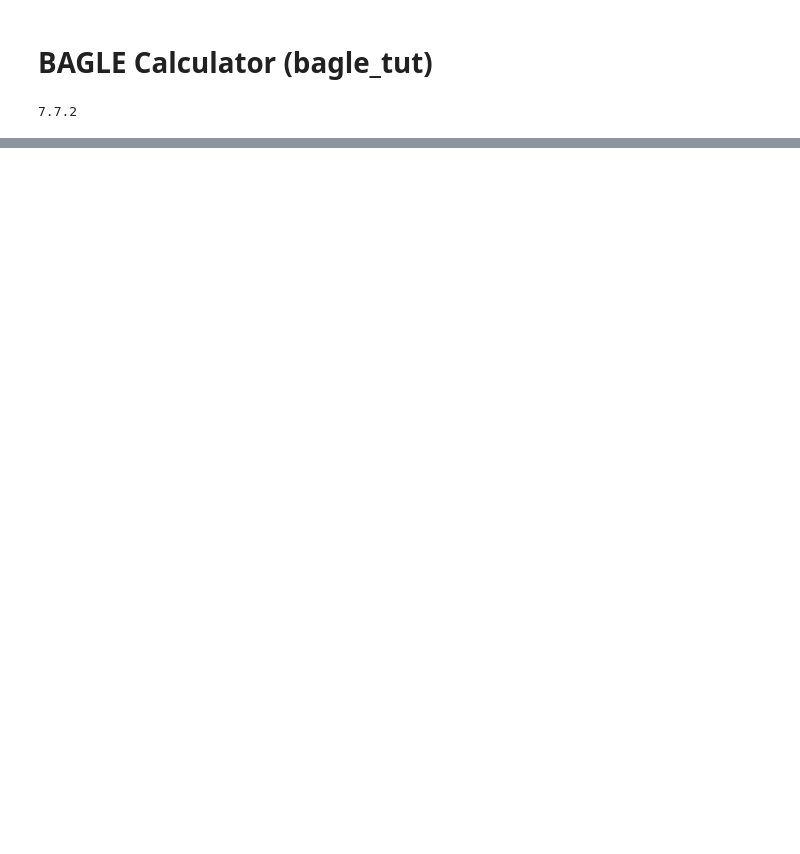
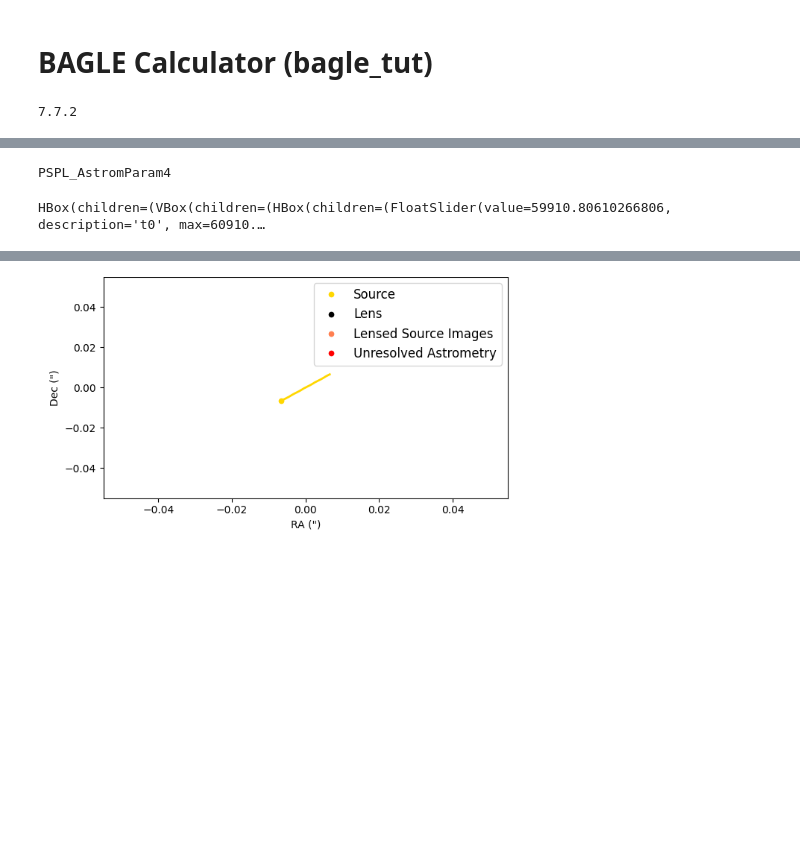
Before and after one commit to kehuang11/BAGLE_Microlensing_test, a Jupyter notebook: BAGLE_TUTORIAL.ipynb, the cells around one changed output, grey strips where cells are left out. Cells and saved outputs as stored; diff of their text form; code cells hidden in the pictures; blank space fills up the shorter version.

```diff
--- a/BAGLE_TUTORIAL.ipynb
+++ b/BAGLE_TUTORIAL.ipynb
@@ -55,0 +55,7 @@ HBox(children=(VBox(children=(FloatSlider(value=10.0, description='mL'), FloatSl
+# %%
+event_astrom4 = model.PSPL_Astrom_Par_Param4(t0, event1.u0_amp, event1.tE, event1.thetaE, event1.piS, event1.piE_E, event1.piE_N,xS0[0], xS0[1],muS[0], muS[1], ra, dec)
+sliders_ui, sliders_out = event_astrom4.interact(4, 150, [7,7], 3)
+display(sliders_ui, sliders_out)
+# %% [output]
+PSPL_AstromParam4
+HBox(children=(VBox(children=(HBox(children=(FloatSlider(value=59910.80610266806, description='t0', max=60910.…
@@ -55,0 +63 @@ HBox(children=(VBox(children=(FloatSlider(value=10.0, description='mL'), FloatSl
+[figure, added]
```
Also changed, not shown: parts of 2 cells of this notebook, 2 other files.
